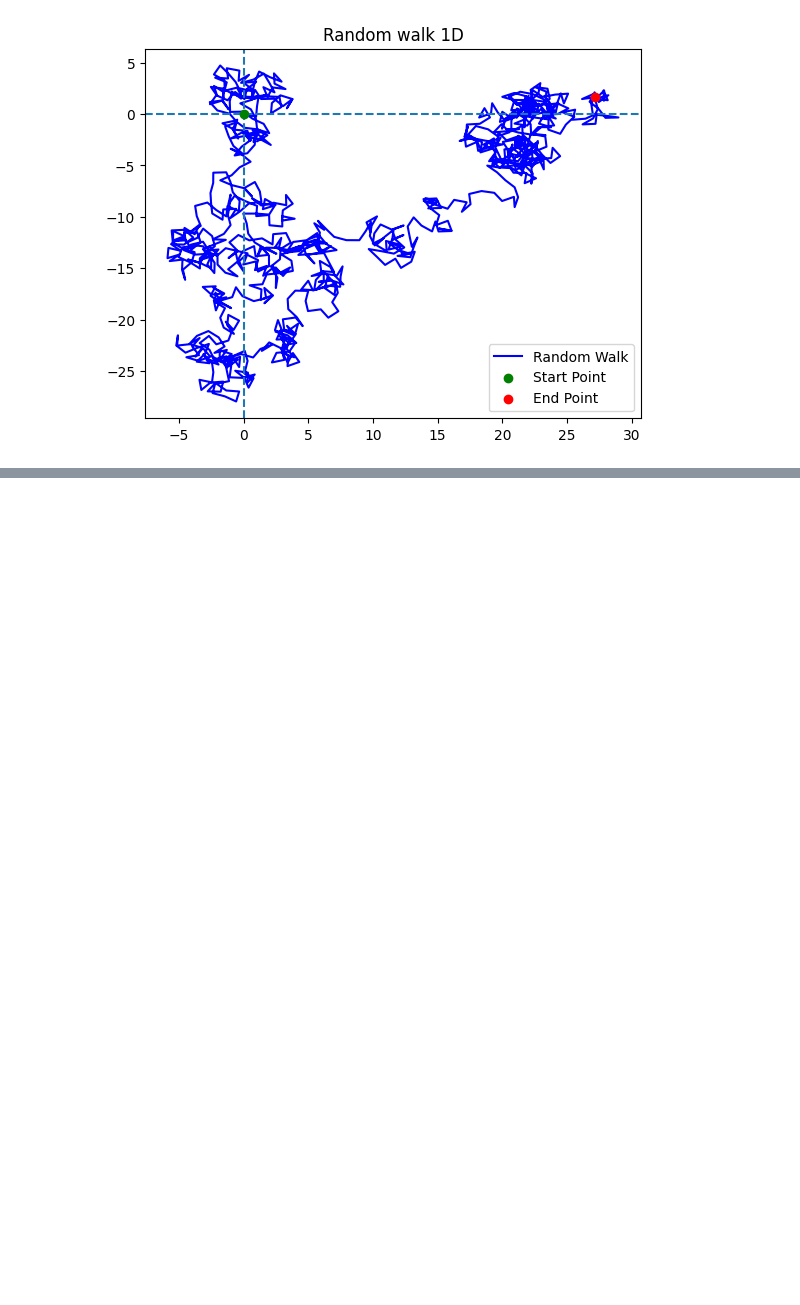
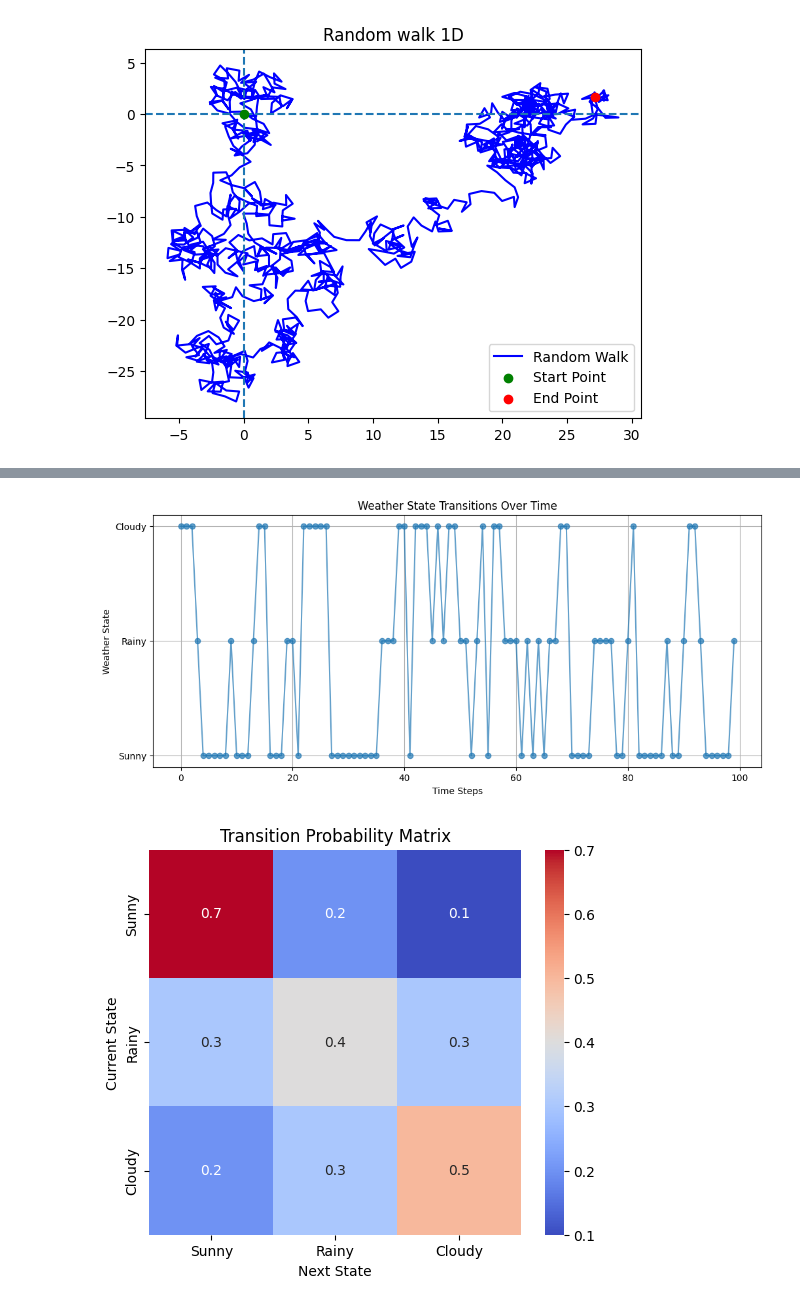
Before and after one commit to soham2121/Model-thinking, a Jupyter notebook: finalpt2.ipynb, the cells around one changed output, grey strips where cells are left out. Cells and saved outputs as stored; diff of their text form; code cells hidden in the pictures; blank space fills up the shorter version.

```diff
--- a/finalpt2.ipynb
+++ b/finalpt2.ipynb
@@ -234,0 +314,69 @@ plt.show()
+# %%
+# Hidden Markov Chain
+
+
+import numpy as np
+import matplotlib.pyplot as plt
+import seaborn as sns
+
+
+# Define the states
+states = ["Sunny", "Rainy", "Cloudy"]
+
+
+# Define the transition matrix
+# Each row corresponds to the probability of transitioning from a given state to another
+transition_matrix = np.array([
+  [0.7, 0.2, 0.1], # From Sunny
+  [0.3, 0.4, 0.3], # From Rainy
+  [0.2, 0.3, 0.5]  # From Cloudy
+])
+
+
+# Number of steps in the simulation
+num_steps = 100
+
+
+# Start at a random initial state
+current_state = np.random.choice(states)
+state_history = [current_state]
+
+
+# Simulate the Markov chain
+def get_next_state(current_state):
+  state_index = states.index(current_state)
+  next_state = np.random.choice(states, p=transition_matrix[state_index])
+  return next_state
+
+
+for _ in range(num_steps - 1):
+  current_state = get_next_state(current_state)
+  state_history.append(current_state)
+
+
+# Convert state history to numerical representation for plotting
+state_indices = [states.index(state) for state in state_history]
+
+
+# Plot the results
+plt.figure(figsize=(12, 5))
+plt.plot(range(num_steps), state_indices, marker='o', linestyle='-', alpha=0.7)
+plt.yticks(ticks=range(len(states)), labels=states)
+plt.xlabel("Time Steps")
+plt.ylabel("Weather State")
+plt.title("Weather State Transitions Over Time")
+plt.grid()
+plt.show()
+
+
+# Display the transition matrix as a heatmap
+plt.figure(figsize=(6, 5))
+sns.heatmap(transition_matrix, annot=True, cmap="coolwarm", xticklabels=states,
+yticklabels=states)
+plt.title("Transition Probability Matrix")
+plt.xlabel("Next State")
+plt.ylabel("Current State")
+plt.show()
+# %% [output]
+[figure, added]
+[figure, added]
```
Also changed, not shown: parts of 3 cells of this notebook.
